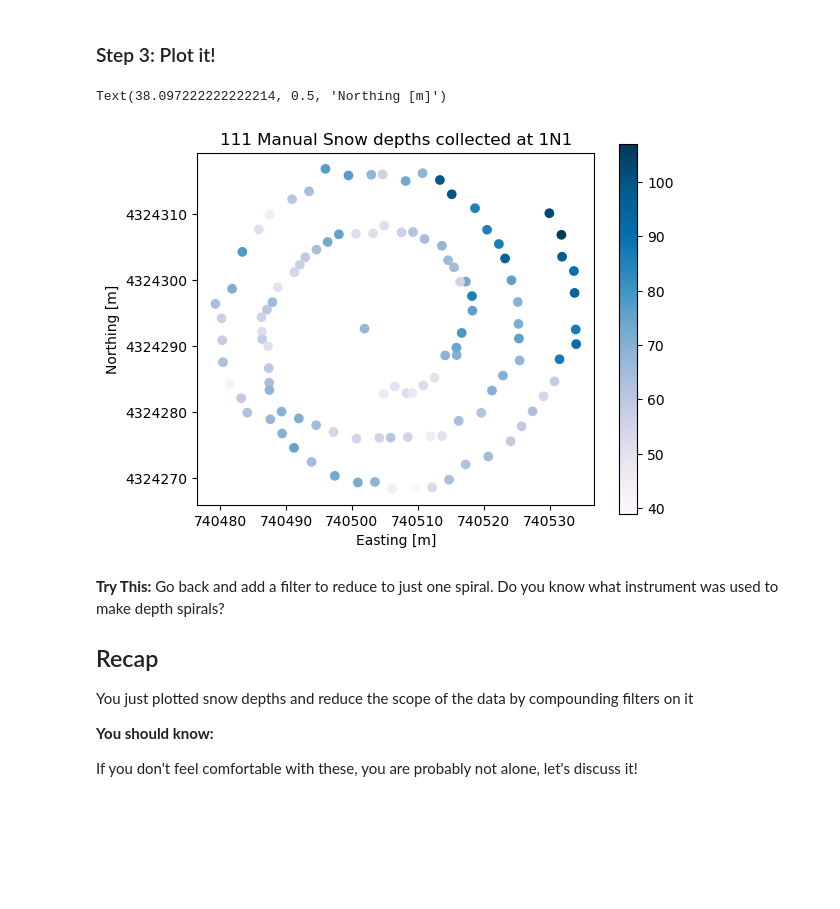
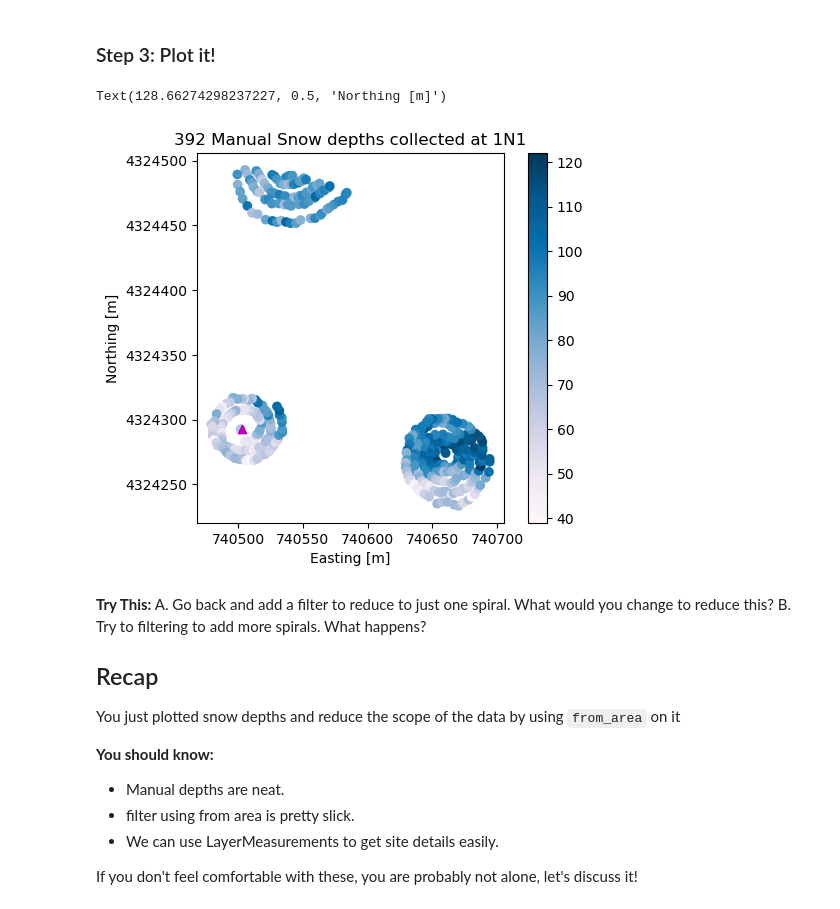
Before and after one commit to snowex-hackweek/website-2024, a Jupyter notebook: book/tutorials/snowex_database/4_get_spiral_example.ipynb, the cells around one changed output. Saved outputs shown, nothing was run; the diff lists cells and outputs as text; code cells hidden in the pictures; blank space fills up the shorter version.

Commit message:
added more code comments a bit expanded text for non-inperson attendees

```diff
--- a/book/tutorials/snowex_database/4_get_spiral_example.ipynb
+++ b/book/tutorials/snowex_database/4_get_spiral_example.ipynb
@@ -38,7 +37,7 @@ site
 from snowexsql.api import PointMeasurements
 
 # Filter the results to within 100m within the point from our pit
-df = PointMeasurements.from_area(pt=site.geometry[0], buffer=100)
+df = PointMeasurements.from_area(pt=site.geometry[0], type=data_type, buffer=200)
 df
 # %% [output]
 |  | version_number | equipment | value | latitude | longitude | northing | easting | elevation | utm_zone | ... |
@@ -59,27 +58,31 @@ df
 # %%
 # Get the Matplotlib Axes object from the dataframe object, color the points by snow depth value
 ax = df.plot(column='value', legend=True, cmap='PuBu')
-
+site.plot(ax=ax, marker='^', color='m')
 # Use non-scientific notation for x and y ticks
 ax.ticklabel_format(style='plain', useOffset=False)
 
 # Set the various plots x/y labels and title.
 ax.set_title(f'{len(df.index)} Manual Snow depths collected at {site_id}')
 ax.set_xlabel('Easting [m]')
 ax.set_ylabel('Northing [m]')
 # %% [output]
-Text(38.097222222222214, 0.5, 'Northing [m]')
+Text(128.66274298237227, 0.5, 'Northing [m]')
-[figure, old version]
+[figure, new version]
 # %% [markdown]
 **Try This:**
-Go back and add a filter to reduce to just one spiral. Do you know what instrument was used to make depth spirals?
+A. Go back and add a filter to reduce to just one spiral. What would you change to reduce this?
+B. Try to filtering to add more spirals. What happens?
 
 
 ## Recap
-You just plotted snow depths and reduce the scope of the data by compounding filters on it
+You just plotted snow depths and reduce the scope of the data by using `from_area` on it
 
 **You should know:**
 
+* Manual depths are neat.
+* filter using from area is pretty slick.
+* We can use LayerMeasurements to get site details easily.
 
 
 If you don't feel comfortable with these, you are probably not alone, let's discuss it!
```
Also changed, not shown: parts of 3 cells of this notebook, 4 other files.
